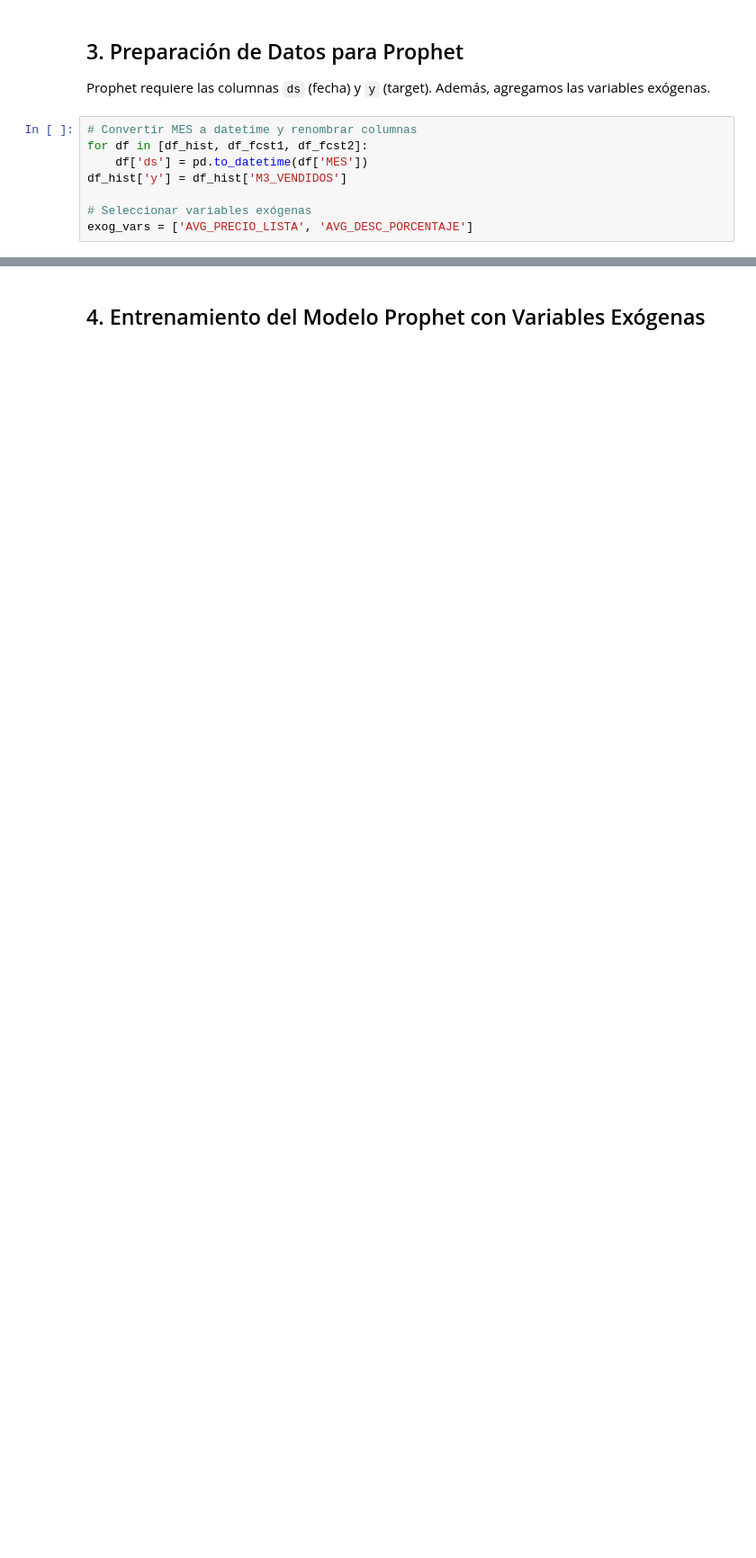
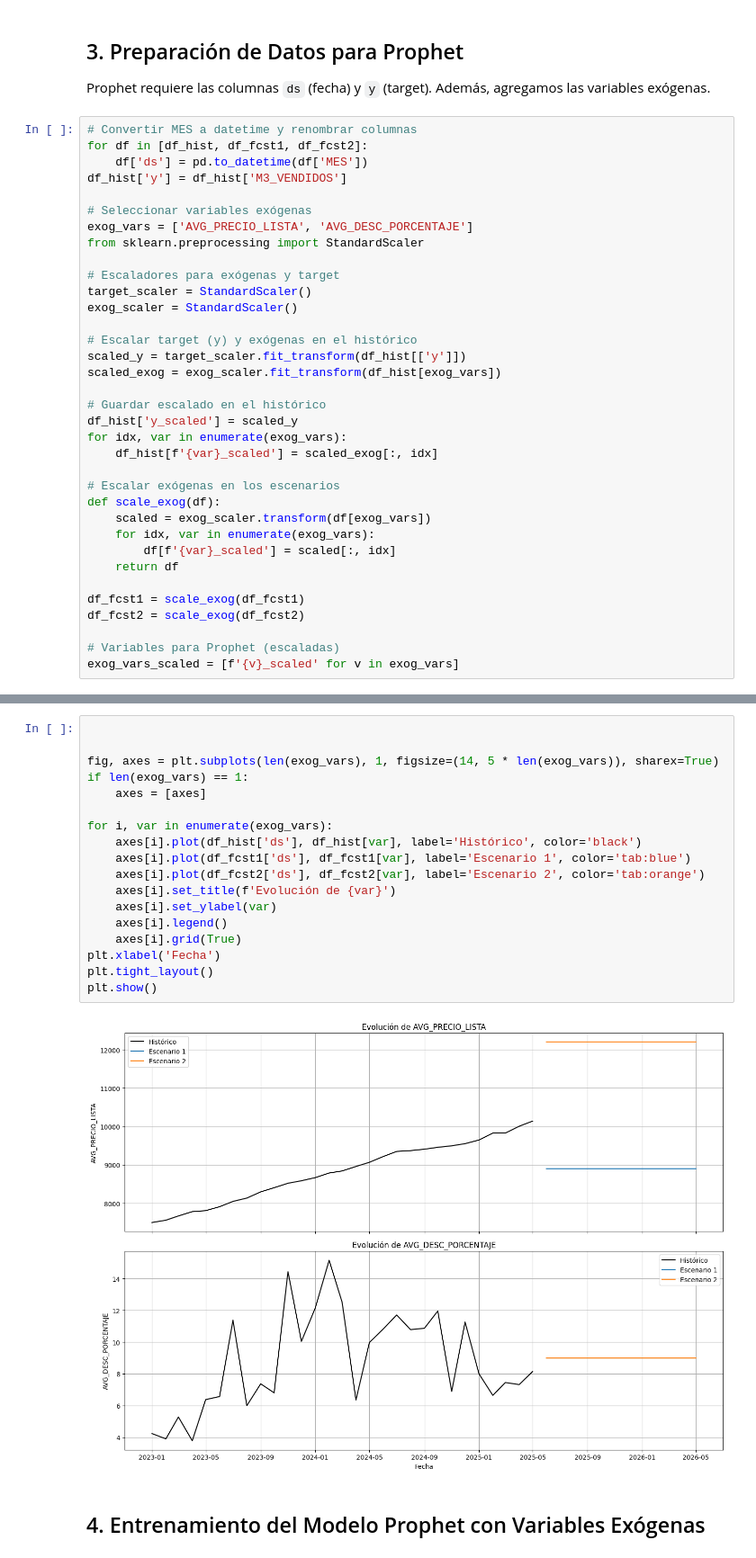
Before and after one commit to jdranalytics/Portfolio, a Jupyter notebook: Python/41_Prediccion_Ventas_m3_Prophet.ipynb, the cells around one changed output, grey strips where cells are left out. Shown at 90% size. Cells and saved outputs as stored; diff of their text form; blank space fills up the shorter version.

```diff
--- a/Python/41_Prediccion_Ventas_m3_Prophet.ipynb
+++ b/Python/41_Prediccion_Ventas_m3_Prophet.ipynb
@@ -83,3 +91,30 @@ df_hist['y'] = df_hist['M3_VENDIDOS']
 
 # Seleccionar variables exógenas
 exog_vars = ['AVG_PRECIO_LISTA', 'AVG_DESC_PORCENTAJE']
+from sklearn.preprocessing import StandardScaler
+
+# Escaladores para exógenas y target
+target_scaler = StandardScaler()
+exog_scaler = StandardScaler()
+
+# Escalar target (y) y exógenas en el histórico
+scaled_y = target_scaler.fit_transform(df_hist[['y']])
+scaled_exog = exog_scaler.fit_transform(df_hist[exog_vars])
+
+# Guardar escalado en el histórico
+df_hist['y_scaled'] = scaled_y
+for idx, var in enumerate(exog_vars):
+    df_hist[f'{var}_scaled'] = scaled_exog[:, idx]
+
+# Escalar exógenas en los escenarios
+def scale_exog(df):
+    scaled = exog_scaler.transform(df[exog_vars])
+    for idx, var in enumerate(exog_vars):
+        df[f'{var}_scaled'] = scaled[:, idx]
+    return df
+
+df_fcst1 = scale_exog(df_fcst1)
+df_fcst2 = scale_exog(df_fcst2)
+
+# Variables para Prophet (escaladas)
+exog_vars_scaled = [f'{v}_scaled' for v in exog_vars]
@@ -86,3 +125,23 @@ exog_vars = ['AVG_PRECIO_LISTA', 'AVG_DESC_PORCENTAJE']
+# %%
+
+
+fig, axes = plt.subplots(len(exog_vars), 1, figsize=(14, 5 * len(exog_vars)), sharex=True)
+if len(exog_vars) == 1:
+    axes = [axes]
+
+for i, var in enumerate(exog_vars):
+    axes[i].plot(df_hist['ds'], df_hist[var], label='Histórico', color='black')
+    axes[i].plot(df_fcst1['ds'], df_fcst1[var], label='Escenario 1', color='tab:blue')
+    axes[i].plot(df_fcst2['ds'], df_fcst2[var], label='Escenario 2', color='tab:orange')
+    axes[i].set_title(f'Evolución de {var}')
+    axes[i].set_ylabel(var)
+    axes[i].legend()
+    axes[i].grid(True)
+plt.xlabel('Fecha')
+plt.tight_layout()
+plt.show()
+# %% [output]
+[figure, added]
 # %% [markdown]
 ## 4. Entrenamiento del Modelo Prophet con Variables Exógenas
 # %%
```
Also changed, not shown: parts of 14 cells of this notebook.
